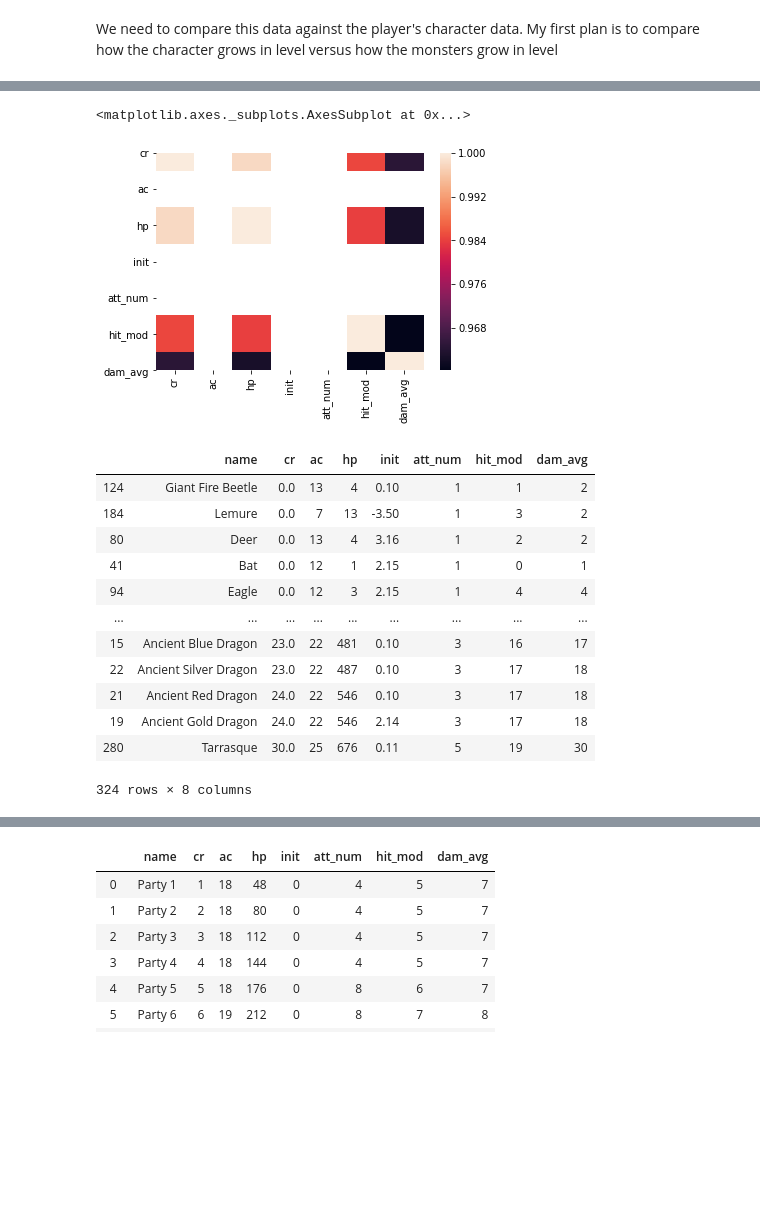
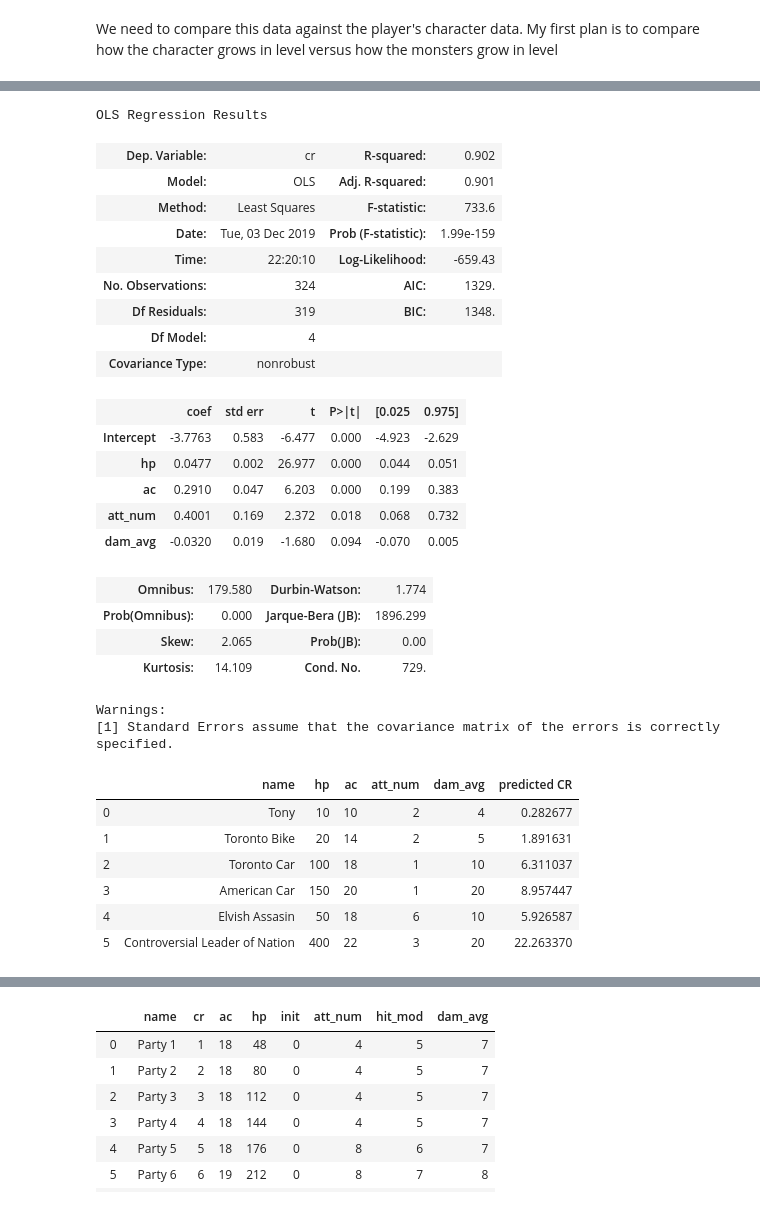
Before and after one commit to trant017/dndCombatAnalysis, a Jupyter notebook: FinalProject.ipynb, the cells around one changed output, grey strips where cells are left out. Saved outputs shown, nothing was run; the diff lists cells and outputs as text; code cells hidden in the pictures; blank space fills up the shorter version.

Commit message:
added linear regression work addeed image

```diff
--- a/FinalProject.ipynb
+++ b/FinalProject.ipynb
@@ -20,7 +20,8 @@ import matplotlib.pyplot as plt
 Populating the interactive namespace from numpy and matplotlib
 # %%
 monsters = pd.read_csv('data/creatures.csv')
-monsters.head()
+pd.set_option('display.max_rows', 200)
+monsters
 # %% [output]
 |  | name | cr | ac | hp | init | att_num | hit_mod | dam_avg |
 | 0 | Aboleth | 10.00 | 17 | 135 | -1.09 | 3 | 9 | 12 |
@@ -83,5 +85,0 @@ heatmap(fighters.corr())
-# %%
-heatmap(wizards.corr())
-# %% [output]
-<matplotlib.axes._subplots.AxesSubplot at 0x...>
-[figure, removed]
@@ -90,19 +86,49 @@ import statsmodels.formula.api as smf  # import the formula tools
 # %%
-# model = smf.ols(data = monsters, formula = "hp ~ cr")  # create the linear regression model object.
-#                                                # "ols" stands for ordinary least squares.
-# result = model.fit()
-monsters.sort_values(by=['cr'])
+import statsmodels.formula.api as smf  # import the formula tools
+model = smf.ols(data = monsters, formula = "cr ~ hp + ac + att_num + dam_avg")  # create the linear regression model object.
+                                               # "ols" stands for ordinary least squares.
+result = model.fit()
+result.summary()
 # %% [output]
+OLS Regression Results
-|  | name | cr | ac | hp | init | att_num | hit_mod | dam_avg |
-| 124 | Giant Fire Beetle | 0.0 | 13 | 4 | 0.10 | 1 | 1 | 2 |
-| 184 | Lemure | 0.0 | 7 | 13 | -3.50 | 1 | 3 | 2 |
-| 80 | Deer | 0.0 | 13 | 4 | 3.16 | 1 | 2 | 2 |
-| 41 | Bat | 0.0 | 12 | 1 | 2.15 | 1 | 0 | 1 |
-| 94 | Eagle | 0.0 | 12 | 3 | 2.15 | 1 | 4 | 4 |
-| ... | ... | ... | ... | ... | ... | ... | ... | ... |
-| 15 | Ancient Blue Dragon | 23.0 | 22 | 481 | 0.10 | 3 | 16 | 17 |
-| 22 | Ancient Silver Dragon | 23.0 | 22 | 487 | 0.10 | 3 | 17 | 18 |
-| 21 | Ancient Red Dragon | 24.0 | 22 | 546 | 0.10 | 3 | 17 | 18 |
-| 19 | Ancient Gold Dragon | 24.0 | 22 | 546 | 2.14 | 3 | 17 | 18 |
-| 280 | Tarrasque | 30.0 | 25 | 676 | 0.11 | 5 | 19 | 30 |
+| Dep. Variable: | cr | R-squared: | 0.902 |
+| Model: | OLS | Adj. R-squared: | 0.901 |
+| Method: | Least Squares | F-statistic: | 733.6 |
+| Date: | Tue, 03 Dec 2019 | Prob (F-statistic): | 1.99e-159 |
+| Time: | 22:20:10 | Log-Likelihood: | -659.43 |
+| No. Observations: | 324 | AIC: | 1329. |
+| Df Residuals: | 319 | BIC: | 1348. |
+| Df Model: | 4 |  |  |
+| Covariance Type: | nonrobust |  |  |
-324 rows × 8 columns
+|  | coef | std err | t | P>|t| | [0.025 | 0.975] |
+| Intercept | -3.7763 | 0.583 | -6.477 | 0.000 | -4.923 | -2.629 |
+| hp | 0.0477 | 0.002 | 26.977 | 0.000 | 0.044 | 0.051 |
+| ac | 0.2910 | 0.047 | 6.203 | 0.000 | 0.199 | 0.383 |
+| att_num | 0.4001 | 0.169 | 2.372 | 0.018 | 0.068 | 0.732 |
+| dam_avg | -0.0320 | 0.019 | -1.680 | 0.094 | -0.070 | 0.005 |
+| Omnibus: | 179.580 | Durbin-Watson: | 1.774 |
+| Prob(Omnibus): | 0.000 | Jarque-Bera (JB): | 1896.299 |
+| Skew: | 2.065 | Prob(JB): | 0.00 |
+| Kurtosis: | 14.109 | Cond. No. | 729. |
+Warnings:
+[1] Standard Errors assume that the covariance matrix of the errors is correctly specified.
+# %%
+new_monsters = pd.DataFrame(
+    {
+     'name': ['Tony', 'Toronto Bike', 'Toronto Car', 'American Car', 'Elvish Assasin', 'Controversial Leader of Nation'],
+     'hp': [10, 20, 100, 150, 50, 400],
+     'ac': [10, 14, 18, 20, 18, 22],
+     'att_num': [2, 2, 1, 1, 6, 3],
+     'dam_avg': [4, 5, 10, 20, 10, 20],
+    }
+)
+new_monsters['predicted CR'] = result.predict(new_monsters)
+new_monsters
+# %% [output]
+|  | name | hp | ac | att_num | dam_avg | predicted CR |
+| 0 | Tony | 10 | 10 | 2 | 4 | 0.282677 |
+| 1 | Toronto Bike | 20 | 14 | 2 | 5 | 1.891631 |
+| 2 | Toronto Car | 100 | 18 | 1 | 10 | 6.311037 |
+| 3 | American Car | 150 | 20 | 1 | 20 | 8.957447 |
+| 4 | Elvish Assasin | 50 | 18 | 6 | 10 | 5.926587 |
+| 5 | Controversial Leader of Nation | 400 | 22 | 3 | 20 | 22.263370 |
```
Also changed, not shown: parts of 4 cells of this notebook, 6 other files.
